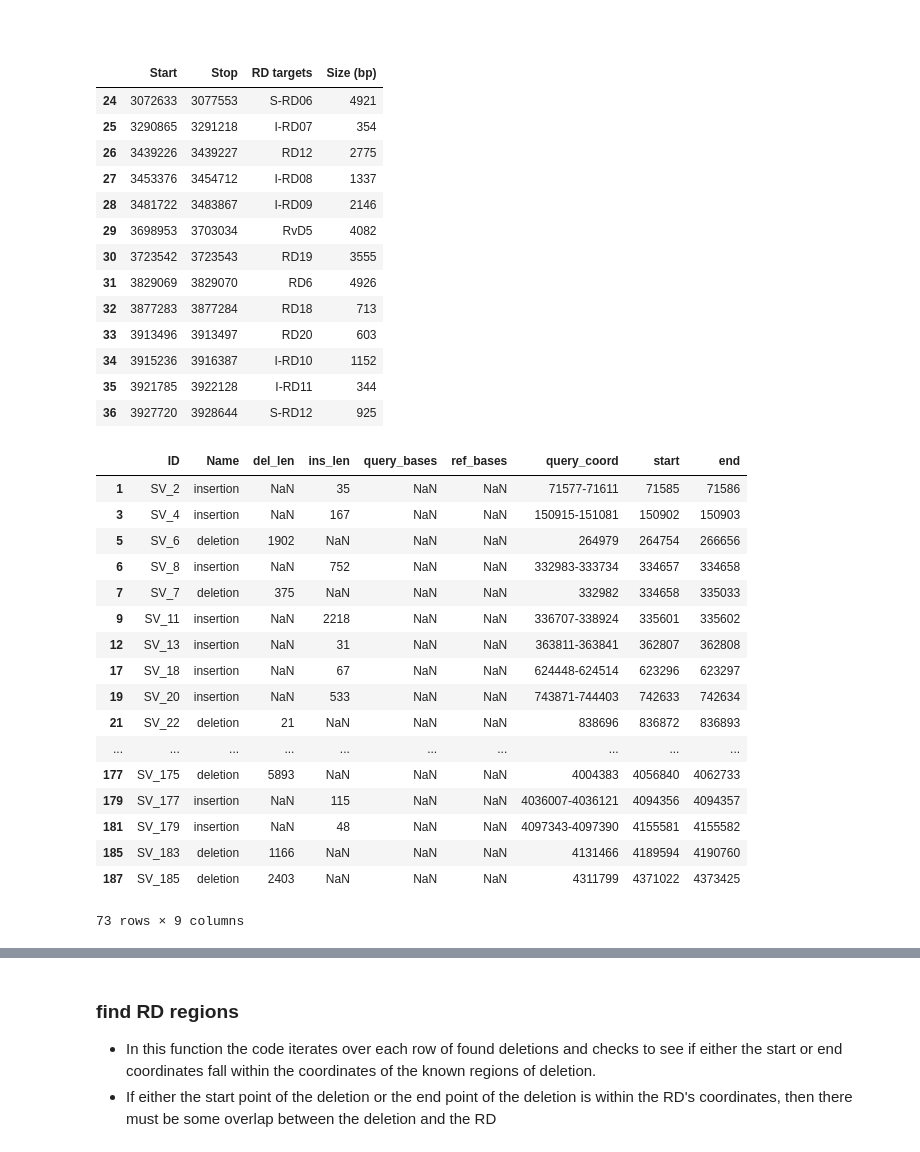
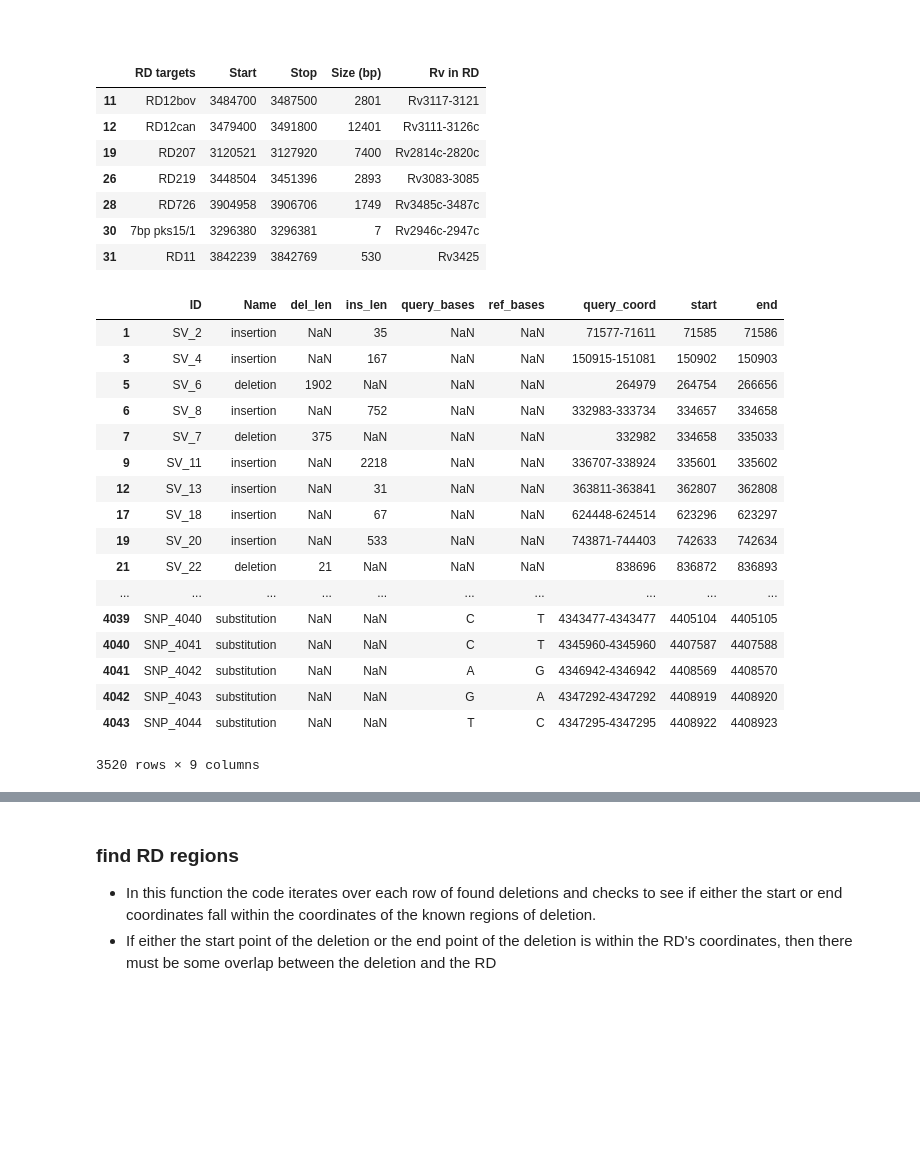
Before and after one commit to Matt-McElheron/Orygis_project, a Jupyter notebook: genome_diff.ipynb, the cells around one changed output, grey strips where cells are left out. Saved outputs shown, nothing was run; the diff lists cells and outputs as text; code cells hidden in the pictures; blank space fills up the shorter version.

```diff
--- a/genome_diff.ipynb
+++ b/genome_diff.ipynb
@@ -110,28 +110,22 @@ def features_to_dataframe(features, cds=False):
 #df=features_to_dataframe(feats)
 #df[:5]
 # %%
-RD = pd.read_csv('RD2.csv')
+RD = pd.read_csv('RD.csv')
 new=[]
 for i,r in RD.iterrows():
     if r.Start>3.0e6 and r.Start<4e6:
         new.append(r)
 new = pd.DataFrame(new)
 new
 # %% [output]
-|  | Start | Stop | RD targets | Size (bp) |
-| 24 | 3072633 | 3077553 | S-RD06 | 4921 |
-| 25 | 3290865 | 3291218 | I-RD07 | 354 |
-| 26 | 3439226 | 3439227 | RD12 | 2775 |
-| 27 | 3453376 | 3454712 | I-RD08 | 1337 |
-| 28 | 3481722 | 3483867 | I-RD09 | 2146 |
-| 29 | 3698953 | 3703034 | RvD5 | 4082 |
-| 30 | 3723542 | 3723543 | RD19 | 3555 |
-| 31 | 3829069 | 3829070 | RD6 | 4926 |
-| 32 | 3877283 | 3877284 | RD18 | 713 |
-| 33 | 3913496 | 3913497 | RD20 | 603 |
-| 34 | 3915236 | 3916387 | I-RD10 | 1152 |
-| 35 | 3921785 | 3922128 | I-RD11 | 344 |
-| 36 | 3927720 | 3928644 | S-RD12 | 925 |
+|  | RD targets | Start | Stop | Size (bp) | Rv in RD |
+| 11 | RD12bov | 3484700 | 3487500 | 2801 | Rv3117-3121 |
+| 12 | RD12can | 3479400 | 3491800 | 12401 | Rv3111-3126c |
+| 19 | RD207 | 3120521 | 3127920 | 7400 | Rv2814c-2820c |
+| 26 | RD219 | 3448504 | 3451396 | 2893 | Rv3083-3085 |
+| 28 | RD726 | 3904958 | 3906706 | 1749 | Rv3485c-3487c |
+| 30 | 7bp pks15/1 | 3296380 | 3296381 | 7 | Rv2946c-2947c |
+| 31 | RD11 | 3842239 | 3842769 | 530 | Rv3425 |
 # %%
 feats = utils.gff_to_features('ref_genomes/Nucdiff_MTB_MB/results/MTB_MB_ref_struct.gff')
 
@@ -144,8 +138,7 @@ feat_snps = features_to_dataframe(feats_snps)
 snps = feat_snps[feat_snps.Name=='substitution']
 
 snpdels = pd.concat([deletions, snps])
-#snpdels
-deletions
+snpdels
 # %% [output]
 |  | ID | Name | del_len | ins_len | query_bases | ref_bases | query_coord | start | end |
 | 1 | SV_2 | insertion | NaN | 35 | NaN | NaN | 71577-71611 | 71585 | 71586 |
@@ -159,10 +152,10 @@ deletions
 | 19 | SV_20 | insertion | NaN | 533 | NaN | NaN | 743871-744403 | 742633 | 742634 |
 | 21 | SV_22 | deletion | 21 | NaN | NaN | NaN | 838696 | 836872 | 836893 |
 | ... | ... | ... | ... | ... | ... | ... | ... | ... | ... |
-| 177 | SV_175 | deletion | 5893 | NaN | NaN | NaN | 4004383 | 4056840 | 4062733 |
-| 179 | SV_177 | insertion | NaN | 115 | NaN | NaN | 4036007-4036121 | 4094356 | 4094357 |
-| 181 | SV_179 | insertion | NaN | 48 | NaN | NaN | 4097343-4097390 | 4155581 | 4155582 |
-| 185 | SV_183 | deletion | 1166 | NaN | NaN | NaN | 4131466 | 4189594 | 4190760 |
-| 187 | SV_185 | deletion | 2403 | NaN | NaN | NaN | 4311799 | 4371022 | 4373425 |
+| 4039 | SNP_4040 | substitution | NaN | NaN | C | T | 4343477-4343477 | 4405104 | 4405105 |
+| 4040 | SNP_4041 | substitution | NaN | NaN | C | T | 4345960-4345960 | 4407587 | 4407588 |
+| 4041 | SNP_4042 | substitution | NaN | NaN | A | G | 4346942-4346942 | 4408569 | 4408570 |
+| 4042 | SNP_4043 | substitution | NaN | NaN | G | A | 4347292-4347292 | 4408919 | 4408920 |
+| 4043 | SNP_4044 | substitution | NaN | NaN | T | C | 4347295-4347295 | 4408922 | 4408923 |
-73 rows × 9 columns
+3520 rows × 9 columns
 # %%
```
Also changed, not shown: parts of 2 cells of this notebook, 2 other files.
